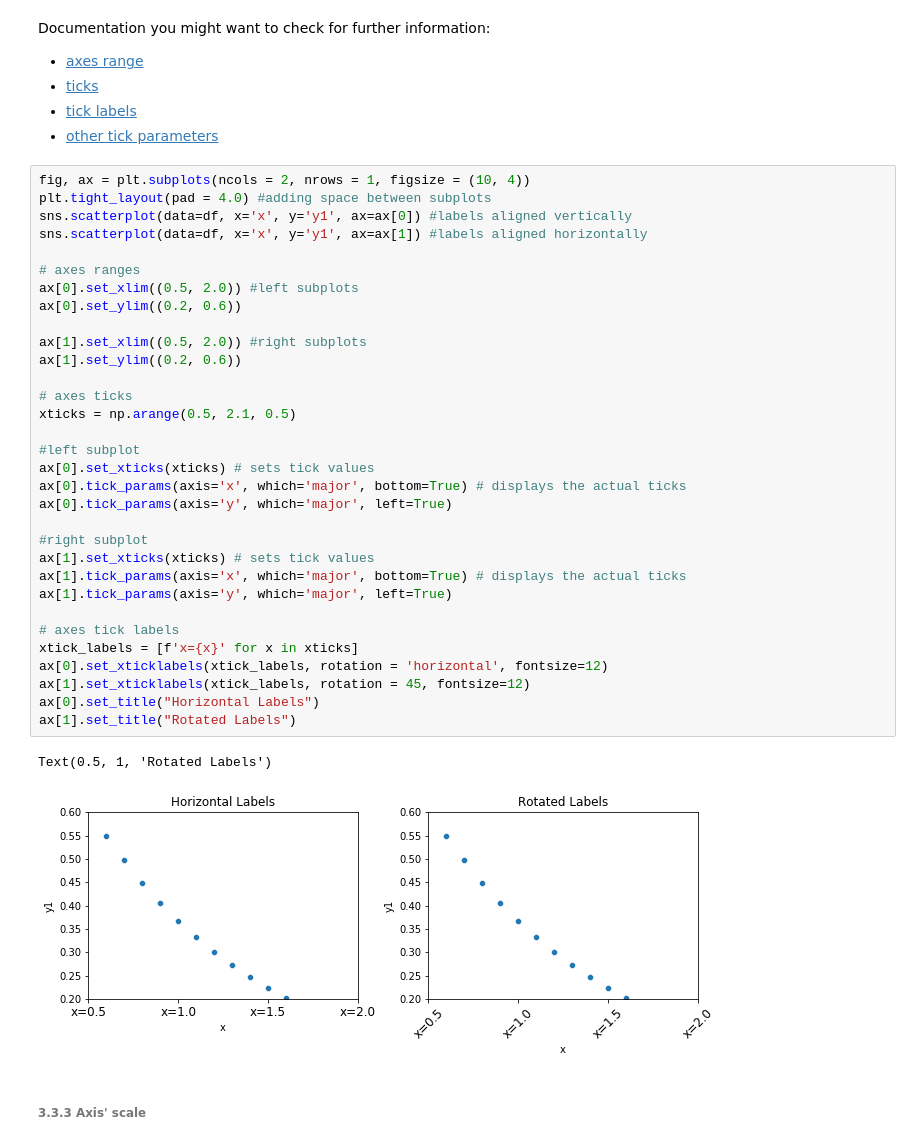
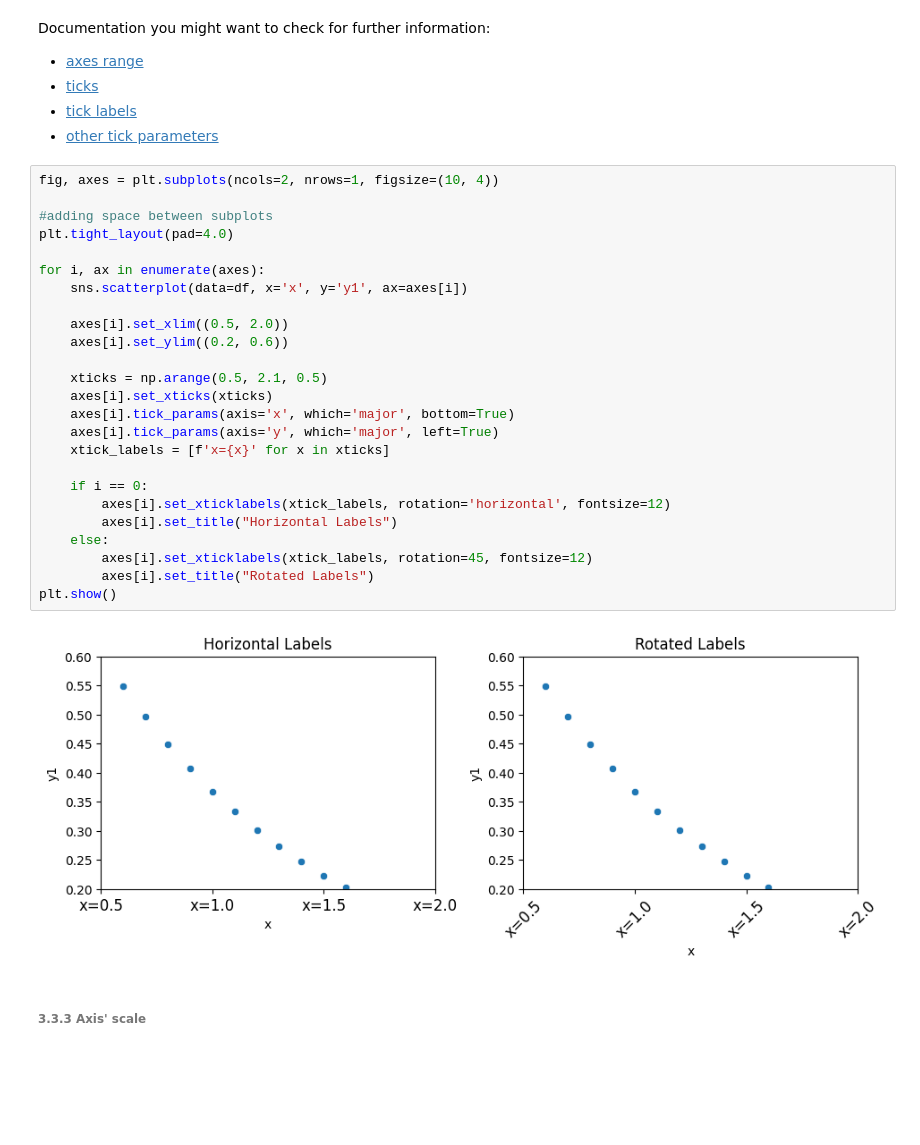
Before and after one commit to fsb-edu/DataVisualizationBook, a Jupyter notebook: DataVis_JB/chapters/matplotlib_manipulations.ipynb, the cells around one changed output. Cells and saved outputs as stored; diff of their text form; blank space fills up the shorter version.

```diff
--- a/DataVis_JB/chapters/matplotlib_manipulations.ipynb
+++ b/DataVis_JB/chapters/matplotlib_manipulations.ipynb
@@ -165,40 +159,32 @@ Documentation you might want to check for further information:
  - [tick labels](https://matplotlib.org/stable/api/_as_gen/matplotlib.axes.Axes.set_xticklabels.html)
  - [other tick parameters](https://matplotlib.org/stable/api/_as_gen/matplotlib.axes.Axes.tick_params.html)
 # %%
-fig, ax = plt.subplots(ncols = 2, nrows = 1, figsize = (10, 4))
-plt.tight_layout(pad = 4.0) #adding space between subplots
-sns.scatterplot(data=df, x='x', y='y1', ax=ax[0]) #labels aligned vertically
-sns.scatterplot(data=df, x='x', y='y1', ax=ax[1]) #labels aligned horizontally
+fig, axes = plt.subplots(ncols=2, nrows=1, figsize=(10, 4))
 
-# axes ranges
-ax[0].set_xlim((0.5, 2.0)) #left subplots
-ax[0].set_ylim((0.2, 0.6))
+#adding space between subplots
+plt.tight_layout(pad=4.0)
 
-ax[1].set_xlim((0.5, 2.0)) #right subplots
-ax[1].set_ylim((0.2, 0.6))
+for i, ax in enumerate(axes):
+    sns.scatterplot(data=df, x='x', y='y1', ax=axes[i])
 
-# axes ticks
-xticks = np.arange(0.5, 2.1, 0.5)
+    axes[i].set_xlim((0.5, 2.0))
+    axes[i].set_ylim((0.2, 0.6))
 
-#left subplot
-ax[0].set_xticks(xticks) # sets tick values
-ax[0].tick_params(axis='x', which='major', bottom=True) # displays the actual ticks
-ax[0].tick_params(axis='y', which='major', left=True)
+    xticks = np.arange(0.5, 2.1, 0.5)
+    axes[i].set_xticks(xticks)
+    axes[i].tick_params(axis='x', which='major', bottom=True)
+    axes[i].tick_params(axis='y', which='major', left=True)
+    xtick_labels = [f'x={x}' for x in xticks]
 
-#right subplot
-ax[1].set_xticks(xticks) # sets tick values
-ax[1].tick_params(axis='x', which='major', bottom=True) # displays the actual ticks
-ax[1].tick_params(axis='y', which='major', left=True)
-
-# axes tick labels
-xtick_labels = [f'x={x}' for x in xticks]
-ax[0].set_xticklabels(xtick_labels, rotation = 'horizontal', fontsize=12)
-ax[1].set_xticklabels(xtick_labels, rotation = 45, fontsize=12)
-ax[0].set_title("Horizontal Labels")
-ax[1].set_title("Rotated Labels")
+    if i == 0:
+        axes[i].set_xticklabels(xtick_labels, rotation='horizontal', fontsize=12)
+        axes[i].set_title("Horizontal Labels")
+    else:
+        axes[i].set_xticklabels(xtick_labels, rotation=45, fontsize=12)
+        axes[i].set_title("Rotated Labels")
+plt.show()
 # %% [output]
-Text(0.5, 1, 'Rotated Labels')
-[figure, old version]
+[figure, new version]
 # %% [markdown]
 ###### 3.3.3 Axis' scale
 # %% [markdown]
```
Also changed, not shown: parts of 23 cells of this notebook, 1 other file.
